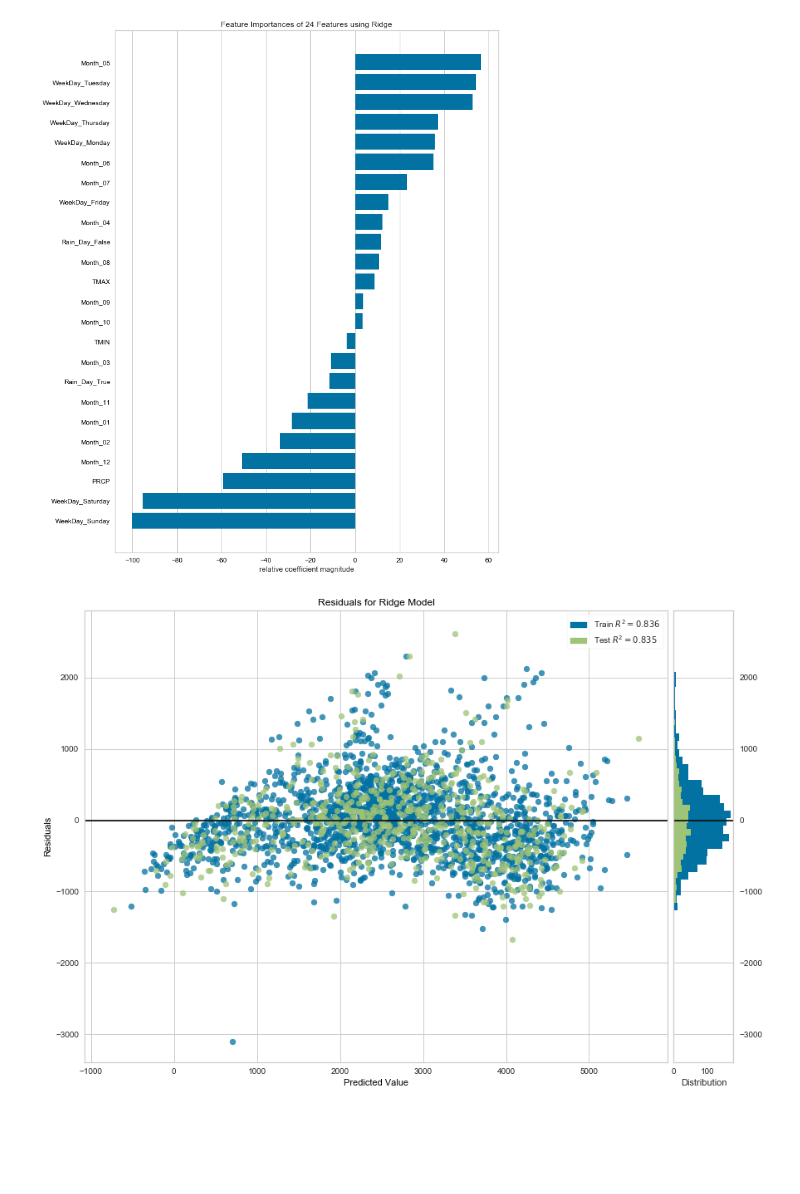
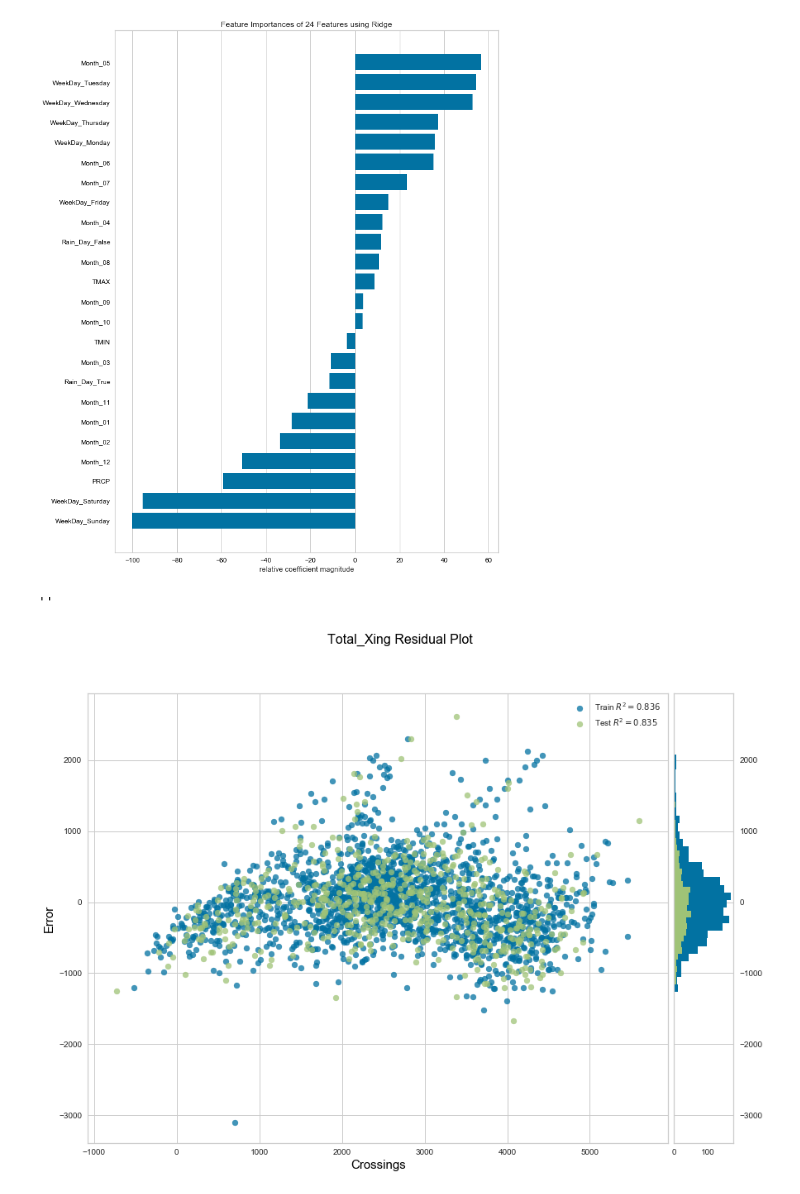
Before and after one commit to codyRing/Data_Science_Captstone, a Jupyter notebook: Daily Regression.ipynb, the cells around one changed output. Drawn from its saved outputs; the diff is of its cells as text; code cells hidden in the pictures; blank space fills up the shorter version.

```diff
--- a/Daily Regression.ipynb
+++ b/Daily Regression.ipynb
@@ -244,17 +244,27 @@ with plt.rc_context({'xtick.color':'black', 'ytick.color':'black','font.size' :
 # %%
 fig, ax = plt.subplots(nrows=1, ncols=1,figsize = [14,10])
 
-visualizer = ResidualsPlot(model)
-visualizer.fit(X_train, y_train)
+visualizer = ResidualsPlot(model,ax=ax)
+visualizer.fit(X_train, y_train)  # Fit the training data to the model
 visualizer.score(X_test, y_test)  # Evaluate the model on the test data
-ax.set_title('Residuals for Total_Xing predictions',color='black',size=25)
-ax.set_xlabel("crossing Value", color="black")
-ax.set_ylabel("Residual", color="black")
+#visualizer.poof()                 # Draw/show/poof the data
+
+
+
+ax.set_xlabel("Crossings", color="black",size=15)
+ax.set_ylabel("Error", color="black",size=15)
+#ax.xtick.color('red')
+fig.suptitle('Total_Xing Residual Plot', fontsize=16,color='black')
 
 plt.legend()
+
+#plt.show(visualizer)
+#plt.show(visualizer.poof(ax=ax) )
 plt.savefig('./Figures/Residuals_Daily_Total_Xing.png')
 
 
-g = visualizer.poof(ax=ax)             # Draw/show/poof the data
+#g = visualizer.poof(ax=ax)             # Draw/show/poof the data
+;
 # %% [output]
+''
-[figure, old version]
+[figure, new version]
```
Also changed, not shown: parts of 3 cells of this notebook, 6 other files.
